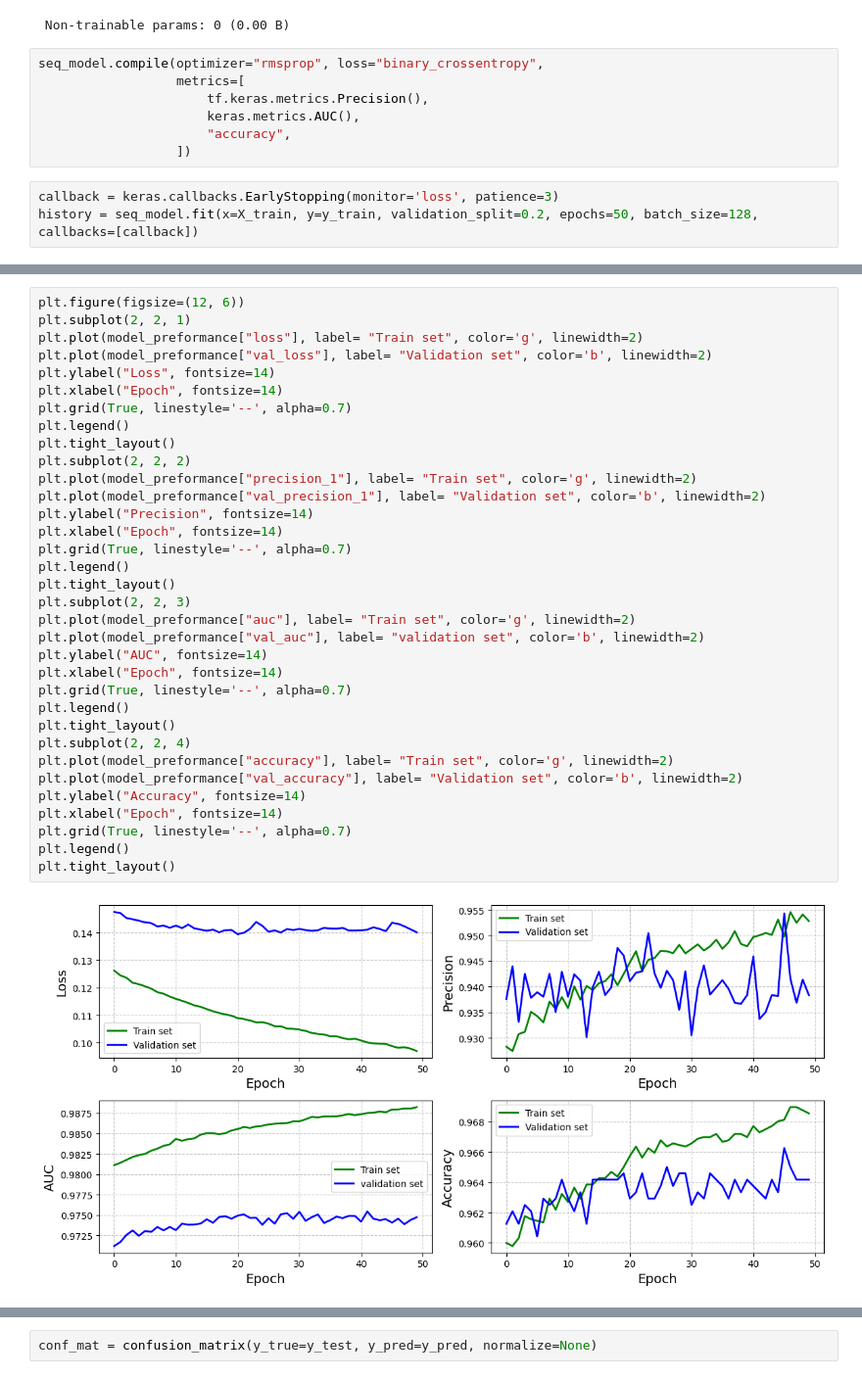
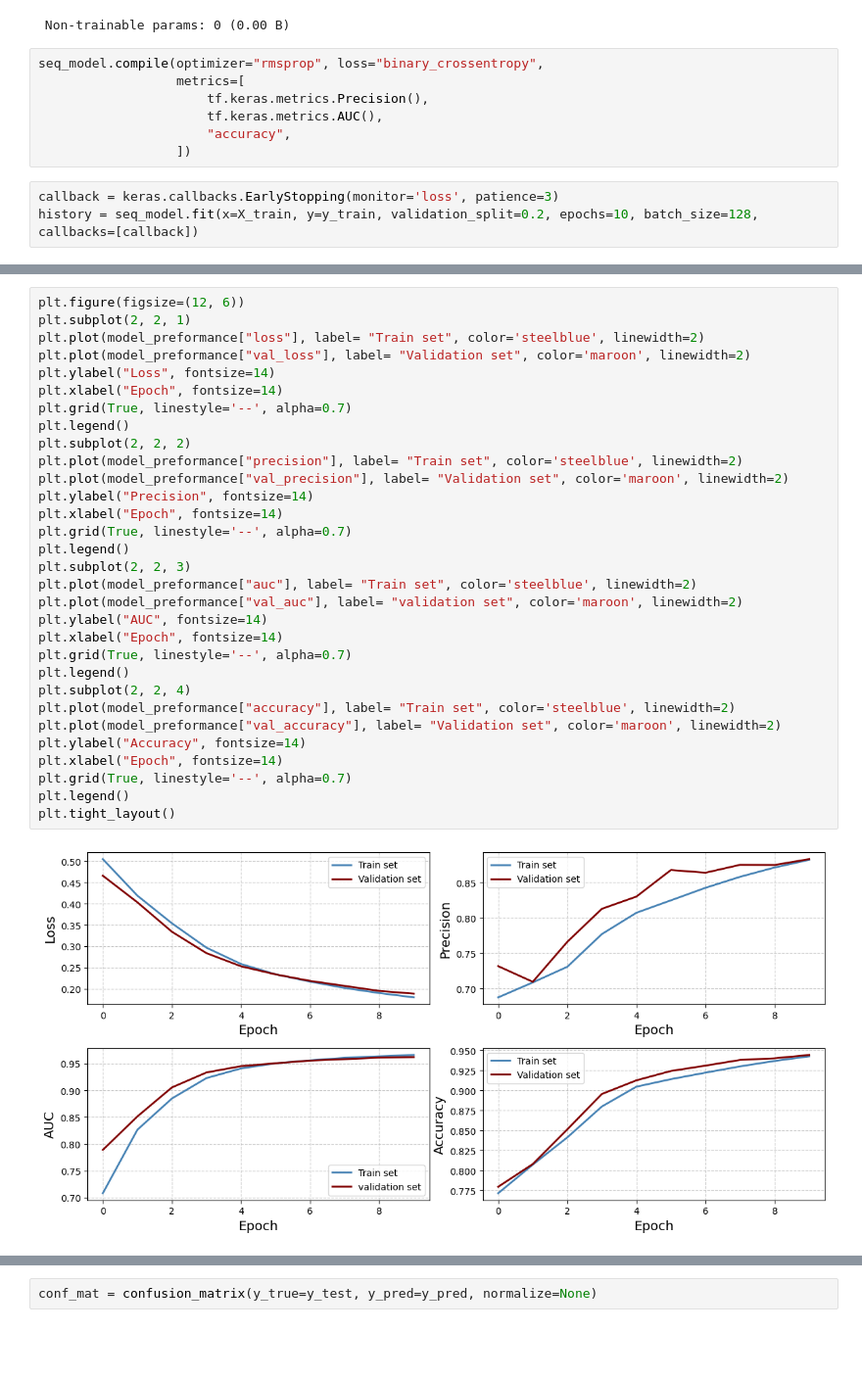
Before and after one commit to ariahosseini/DeepML, a Jupyter notebook: 006_TensorFlow_Proj_Six_FFNN_EmployeeDoc.ipynb, the cells around one changed output, grey strips where cells are left out. Shown: that part at 98% size. Drawn from its saved outputs; the diff is of its cells as text; blank space fills up the shorter version.

```diff
--- a/006_TensorFlow_Proj_Six_FFNN_EmployeeDoc.ipynb
+++ b/006_TensorFlow_Proj_Six_FFNN_EmployeeDoc.ipynb
@@ -337,10 +347,10 @@ Model: "seq_model"
 seq_model.compile(optimizer="rmsprop", loss="binary_crossentropy",
                   metrics=[
                       tf.keras.metrics.Precision(),
-                      keras.metrics.AUC(),
+                      tf.keras.metrics.AUC(),
                       "accuracy",
                   ])
 # %%
 callback = keras.callbacks.EarlyStopping(monitor='loss', patience=3)
-history = seq_model.fit(x=X_train, y=y_train, validation_split=0.2, epochs=50, batch_size=128, callbacks=[callback])
+history = seq_model.fit(x=X_train, y=y_train, validation_split=0.2, epochs=10, batch_size=128, callbacks=[callback])
 # %% [output]
@@ -382,39 +395,36 @@ model_preformance.tail()
 # %%
 plt.figure(figsize=(12, 6))
 plt.subplot(2, 2, 1)
-plt.plot(model_preformance["loss"], label= "Train set", color='g', linewidth=2)
-plt.plot(model_preformance["val_loss"], label= "Validation set", color='b', linewidth=2)
+plt.plot(model_preformance["loss"], label= "Train set", color='steelblue', linewidth=2)
+plt.plot(model_preformance["val_loss"], label= "Validation set", color='maroon', linewidth=2)
 plt.ylabel("Loss", fontsize=14)
 plt.xlabel("Epoch", fontsize=14)
 plt.grid(True, linestyle='--', alpha=0.7)
 plt.legend()
-plt.tight_layout()
 plt.subplot(2, 2, 2)
-plt.plot(model_preformance["precision_1"], label= "Train set", color='g', linewidth=2)
-plt.plot(model_preformance["val_precision_1"], label= "Validation set", color='b', linewidth=2)
+plt.plot(model_preformance["precision"], label= "Train set", color='steelblue', linewidth=2)
+plt.plot(model_preformance["val_precision"], label= "Validation set", color='maroon', linewidth=2)
 plt.ylabel("Precision", fontsize=14)
 plt.xlabel("Epoch", fontsize=14)
 plt.grid(True, linestyle='--', alpha=0.7)
 plt.legend()
-plt.tight_layout()
 plt.subplot(2, 2, 3)
-plt.plot(model_preformance["auc"], label= "Train set", color='g', linewidth=2)
-plt.plot(model_preformance["val_auc"], label= "validation set", color='b', linewidth=2)
+plt.plot(model_preformance["auc"], label= "Train set", color='steelblue', linewidth=2)
+plt.plot(model_preformance["val_auc"], label= "validation set", color='maroon', linewidth=2)
 plt.ylabel("AUC", fontsize=14)
 plt.xlabel("Epoch", fontsize=14)
 plt.grid(True, linestyle='--', alpha=0.7)
 plt.legend()
-plt.tight_layout()
 plt.subplot(2, 2, 4)
-plt.plot(model_preformance["accuracy"], label= "Train set", color='g', linewidth=2)
-plt.plot(model_preformance["val_accuracy"], label= "Validation set", color='b', linewidth=2)
+plt.plot(model_preformance["accuracy"], label= "Train set", color='steelblue', linewidth=2)
+plt.plot(model_preformance["val_accuracy"], label= "Validation set", color='maroon', linewidth=2)
 plt.ylabel("Accuracy", fontsize=14)
 plt.xlabel("Epoch", fontsize=14)
 plt.grid(True, linestyle='--', alpha=0.7)
 plt.legend()
 plt.tight_layout()
 # %% [output]
-[figure, old version]
+[figure, new version]
 # %%
 y_pred = np.rint(seq_model.predict(X_test))
 # %% [output]
```
Also changed, not shown: parts of 21 cells of this notebook.
